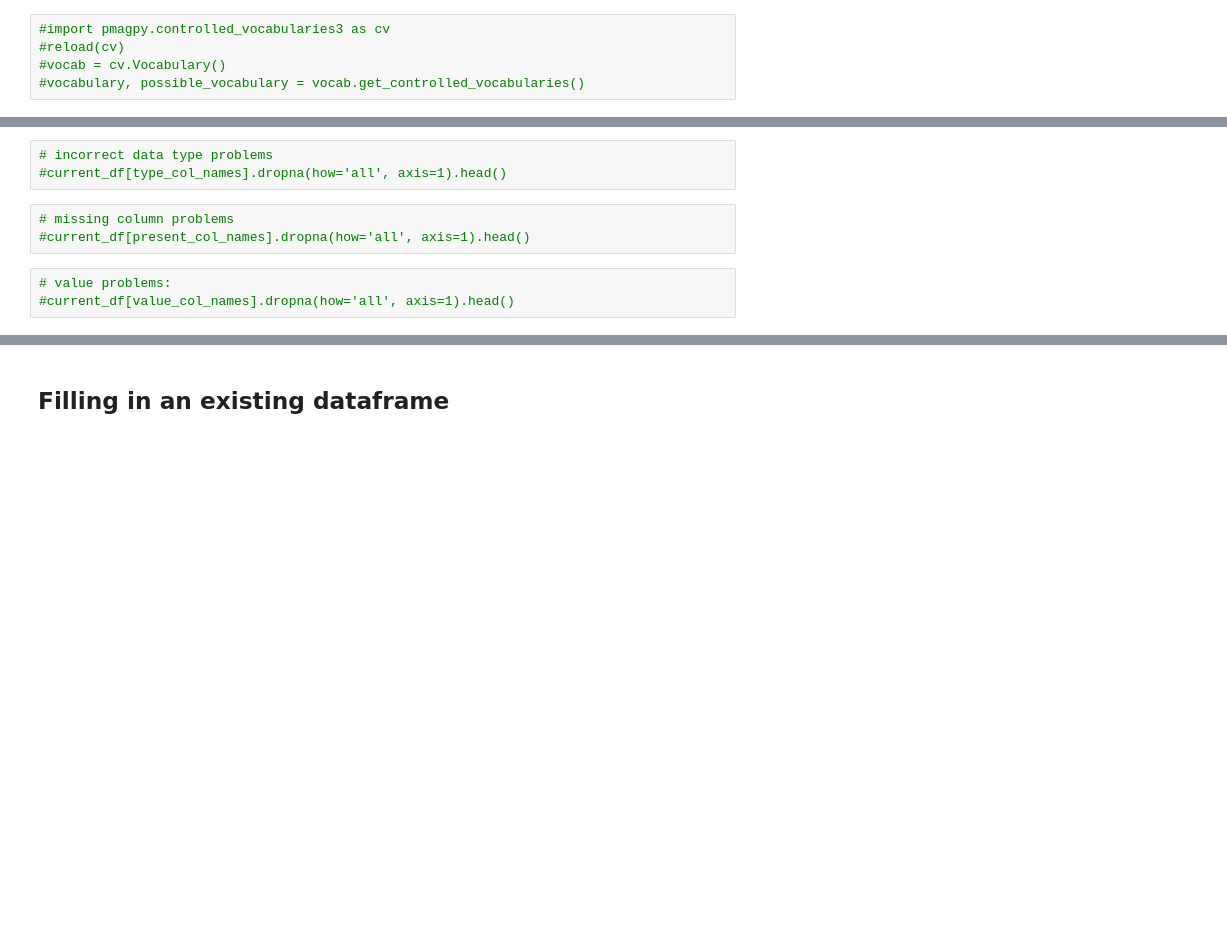
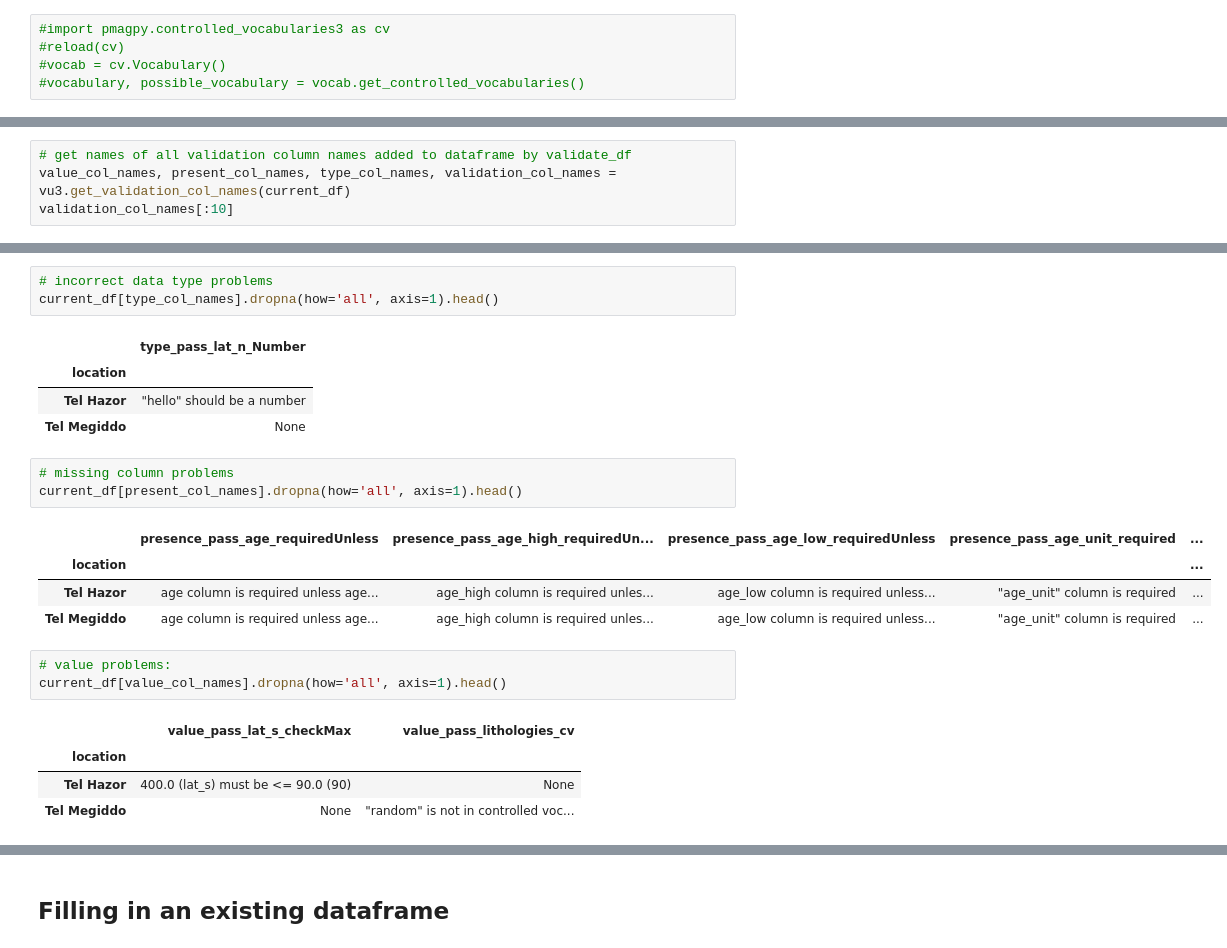
Before and after one commit to PmagPy/PmagPy, a Jupyter notebook: Uploading contributions.ipynb, the cells around one changed output, grey strips where cells are left out. Cells and saved outputs as stored; diff of their text form; blank space fills up the shorter version.

```diff
--- a/Uploading contributions.ipynb
+++ b/Uploading contributions.ipynb
@@ -159,0 +142,4 @@ def get_validation_col_names(df):
+# %%
+# get names of all validation column names added to dataframe by validate_df
+value_col_names, present_col_names, type_col_names, validation_col_names = vu3.get_validation_col_names(current_df)
+validation_col_names[:10]
@@ -160,9 +155,24 @@ def get_validation_col_names(df):
 # %%
 # incorrect data type problems
-#current_df[type_col_names].dropna(how='all', axis=1).head()
+current_df[type_col_names].dropna(how='all', axis=1).head()
+# %% [output]
+|  | type_pass_lat_n_Number |
+| location |  |
+| Tel Hazor | "hello" should be a number |
+| Tel Megiddo | None |
 # %%
 # missing column problems
-#current_df[present_col_names].dropna(how='all', axis=1).head()
+current_df[present_col_names].dropna(how='all', axis=1).head()
+# %% [output]
+|  | presence_pass_age_requiredUnless | presence_pass_age_high_requiredUn... | presence_pass_age_low_requiredUnless | presence_pass_age_unit_required | ... |
+| location |  |  |  |  | ... |
+| Tel Hazor | age column is required unless age... | age_high column is required unles... | age_low column is required unless... | "age_unit" column is required | ... |
+| Tel Megiddo | age column is required unless age... | age_high column is required unles... | age_low column is required unless... | "age_unit" column is required | ... |
 # %%
 # value problems:
-#current_df[value_col_names].dropna(how='all', axis=1).head()
+current_df[value_col_names].dropna(how='all', axis=1).head()
+# %% [output]
+|  | value_pass_lat_s_checkMax | value_pass_lithologies_cv |
+| location |  |  |
+| Tel Hazor | 400.0 (lat_s) must be <= 90.0 (90) | None |
+| Tel Megiddo | None | "random" is not in controlled voc... |
```
Also changed, not shown: parts of 22 cells of this notebook, 1 other file.
